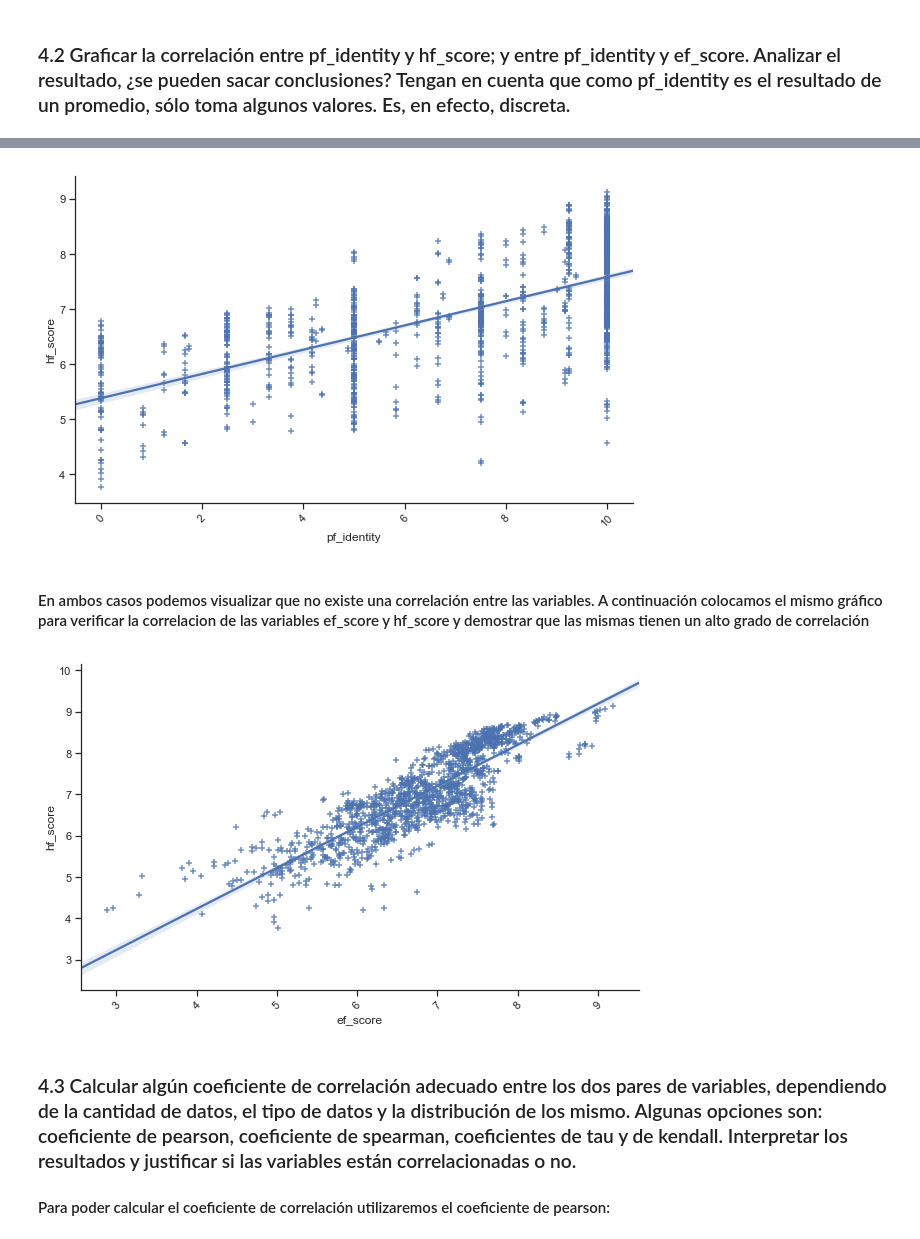
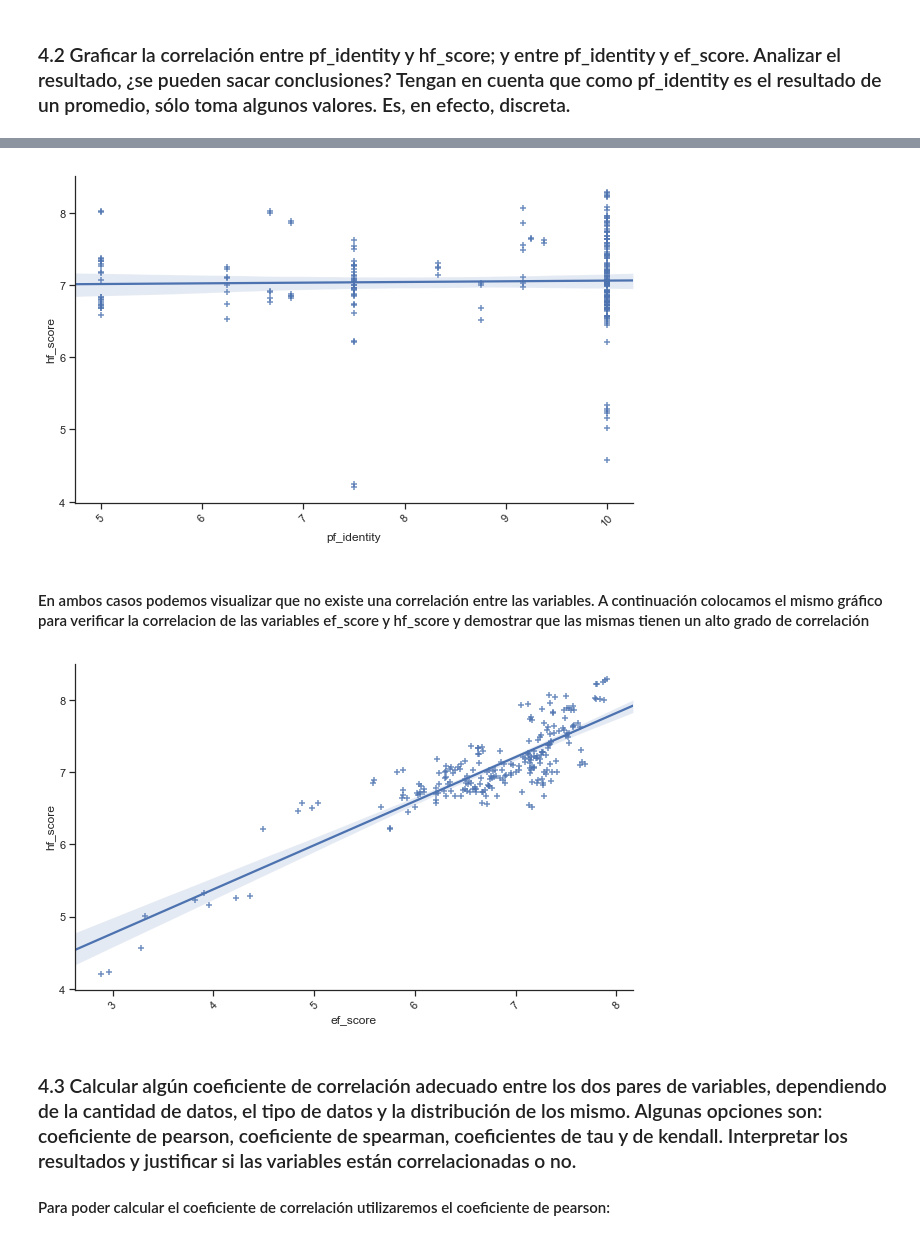
Before and after one commit to alejandrosufo/GrupoDiploDatos, a Jupyter notebook: Practico_Entrega.ipynb, the cells around one changed output, grey strips where cells are left out. Drawn from its saved outputs; the diff is of its cells as text; code cells hidden in the pictures.

```diff
--- a/Practico_Entrega.ipynb
+++ b/Practico_Entrega.ipynb
@@ -457,8 +533,8 @@ skewness of normal distribution (should be 0): -0.21205190437691196
 ### 4.1 ¿Qué conclusiones puede sacar de un gráfico pairplot de estas tres variables? ¿Es adecuado para los valores de pf_identity? ¿Por qué?
 # %%
 #Primero realizamos el gráfico pairplot
-
+columnas = ['year','pf_identity','ef_score','hf_score']
 seaborn.set(style="ticks", color_codes=True)
 #iris = seaborn.load_dataset("DS_MS")
-g = seaborn.pairplot(DS_MS.dropna(), hue="year")
+g = seaborn.pairplot(LA[columnas].dropna(), hue="year")
 # %% [output]
@@ -482,24 +558,24 @@ seaborn.despine()
 #Verificamos ahora la correlación entre las variables pf_identity y hf_score
 
 plt.figure(figsize=(10,6))
-seaborn.regplot(data=DS_MS.dropna(),
+seaborn.regplot(data=LA[columnas].dropna(),
                 x='pf_identity', y='hf_score',
                 marker='+')
 plt.xticks(rotation=45)
 seaborn.despine()
 # %% [output]
-[figure, old version]
+[figure, new version]
 # %% [markdown]
 #### En ambos casos podemos visualizar que no existe una correlación entre las variables. A continuación colocamos el mismo gráfico para verificar la correlacion de las variables ef_score y hf_score y demostrar que las mismas tienen un alto grado de correlación
 # %%
 plt.figure(figsize=(10,6))
-seaborn.regplot(data=DS_MS.dropna(),
+seaborn.regplot(data=LA[columnas].dropna(),
                 x='ef_score', y='hf_score',
                 marker='+')
 plt.xticks(rotation=45)
 seaborn.despine()
 # %% [output]
-[figure, old version]
+[figure, new version]
 # %% [markdown]
 ### 4.3 Calcular algún coeficiente de correlación adecuado entre los dos pares de variables, dependiendo de la cantidad de datos, el tipo de datos y la distribución de los mismo. Algunas opciones son: coeficiente de pearson, coeficiente de spearman, coeficientes de tau y de kendall. Interpretar los resultados y justificar si las variables están correlacionadas o no.
 
```
Also changed, not shown: parts of 25 cells of this notebook.
